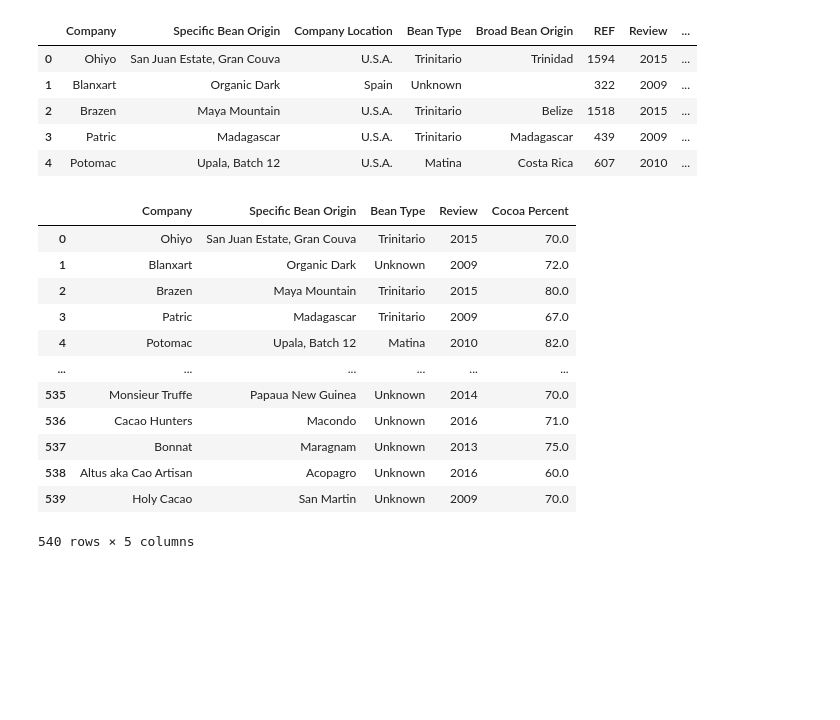
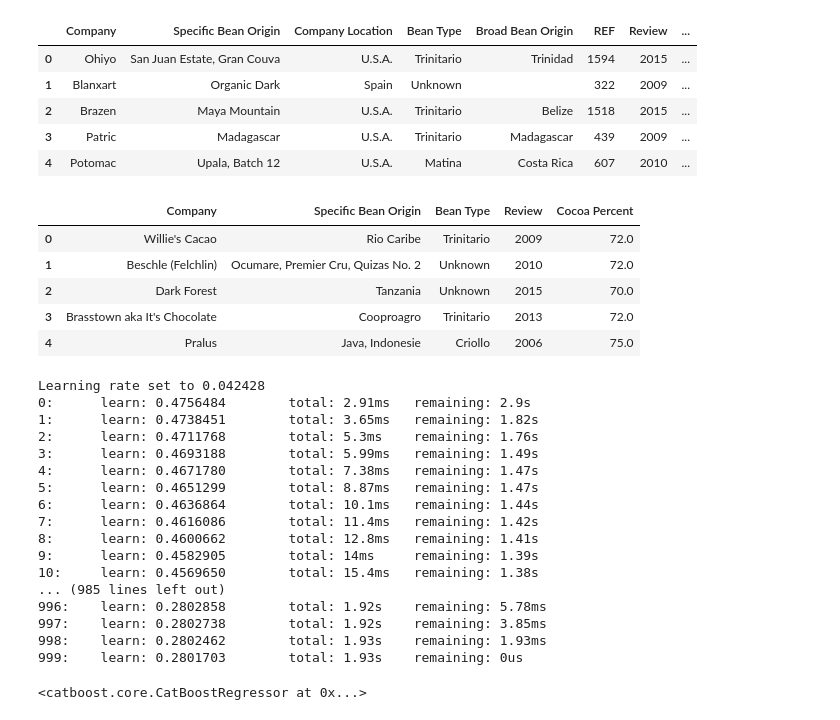
Before and after one commit to PolyakovMA/chocolate-review, a Jupyter notebook: Chocolate_reviews.ipynb, the cells around one changed output. Cells and saved outputs as stored; diff of their text form; code cells hidden in the pictures; blank space fills up the shorter version.

```diff
--- a/Chocolate_reviews.ipynb
+++ b/Chocolate_reviews.ipynb
@@ -399,19 +399,38 @@ X_train_1 = X_train.copy()
 X_test_1 = X_test.copy()
 # %%
 #2
-X_train_1 = X_train_1(columns=['REF', 'Company Location', 'Broad Bean Origin'])
+X_train_1 = X_train_1.drop(columns=['REF', 'Company Location', 'Broad Bean Origin'])
 X_test_1 = X_test_1.drop(columns=['REF', 'Company Location', 'Broad Bean Origin'])
-# %% [output]
-|  | Company | Specific Bean Origin | Bean Type | Review | Cocoa Percent |
-| 0 | Ohiyo | San Juan Estate, Gran Couva | Trinitario | 2015 | 70.0 |
-| 1 | Blanxart | Organic Dark | Unknown | 2009 | 72.0 |
-| 2 | Brazen | Maya Mountain | Trinitario | 2015 | 80.0 |
-| 3 | Patric | Madagascar | Trinitario | 2009 | 67.0 |
-| 4 | Potomac | Upala, Batch 12 | Matina | 2010 | 82.0 |
-| ... | ... | ... | ... | ... | ... |
-| 535 | Monsieur Truffe | Papaua New Guinea | Unknown | 2014 | 70.0 |
-| 536 | Cacao Hunters | Macondo | Unknown | 2016 | 71.0 |
-| 537 | Bonnat | Maragnam | Unknown | 2013 | 75.0 |
-| 538 | Altus aka Cao Artisan | Acopagro | Unknown | 2016 | 60.0 |
-| 539 | Holy Cacao | San Martin | Unknown | 2009 | 70.0 |
-540 rows × 5 columns
+# %%
+X_train_1.head()
+# %% [output]
+|  | Company | Specific Bean Origin | Bean Type | Review | Cocoa Percent |
+| 0 | Willie's Cacao | Rio Caribe | Trinitario | 2009 | 72.0 |
+| 1 | Beschle (Felchlin) | Ocumare, Premier Cru, Quizas No. 2 | Unknown | 2010 | 72.0 |
+| 2 | Dark Forest | Tanzania | Unknown | 2015 | 70.0 |
+| 3 | Brasstown aka It's Chocolate | Cooproagro | Trinitario | 2013 | 72.0 |
+| 4 | Pralus | Java, Indonesie | Criollo | 2006 | 75.0 |
+# %%
+model = CatBoostRegressor(cat_features=["Company",	"Specific Bean Origin",	"Bean Type"],
+                          random_seed=42)
+
+model.fit(X_train_1, y)
+# %% [output]
+Learning rate set to 0.042428
+0:      learn: 0.4756484        total: 2.91ms   remaining: 2.9s
+1:      learn: 0.4738451        total: 3.65ms   remaining: 1.82s
+2:      learn: 0.4711768        total: 5.3ms    remaining: 1.76s
+3:      learn: 0.4693188        total: 5.99ms   remaining: 1.49s
+4:      learn: 0.4671780        total: 7.38ms   remaining: 1.47s
+5:      learn: 0.4651299        total: 8.87ms   remaining: 1.47s
+6:      learn: 0.4636864        total: 10.1ms   remaining: 1.44s
+7:      learn: 0.4616086        total: 11.4ms   remaining: 1.42s
+8:      learn: 0.4600662        total: 12.8ms   remaining: 1.41s
+9:      learn: 0.4582905        total: 14ms     remaining: 1.39s
+10:     learn: 0.4569650        total: 15.4ms   remaining: 1.38s
+... (985 lines left out)
+996:    learn: 0.2802858        total: 1.92s    remaining: 5.78ms
+997:    learn: 0.2802738        total: 1.92s    remaining: 3.85ms
+998:    learn: 0.2802462        total: 1.93s    remaining: 1.93ms
+999:    learn: 0.2801703        total: 1.93s    remaining: 0us
+<catboost.core.CatBoostRegressor at 0x...>
```
Also changed, not shown: parts of 5 cells of this notebook.
